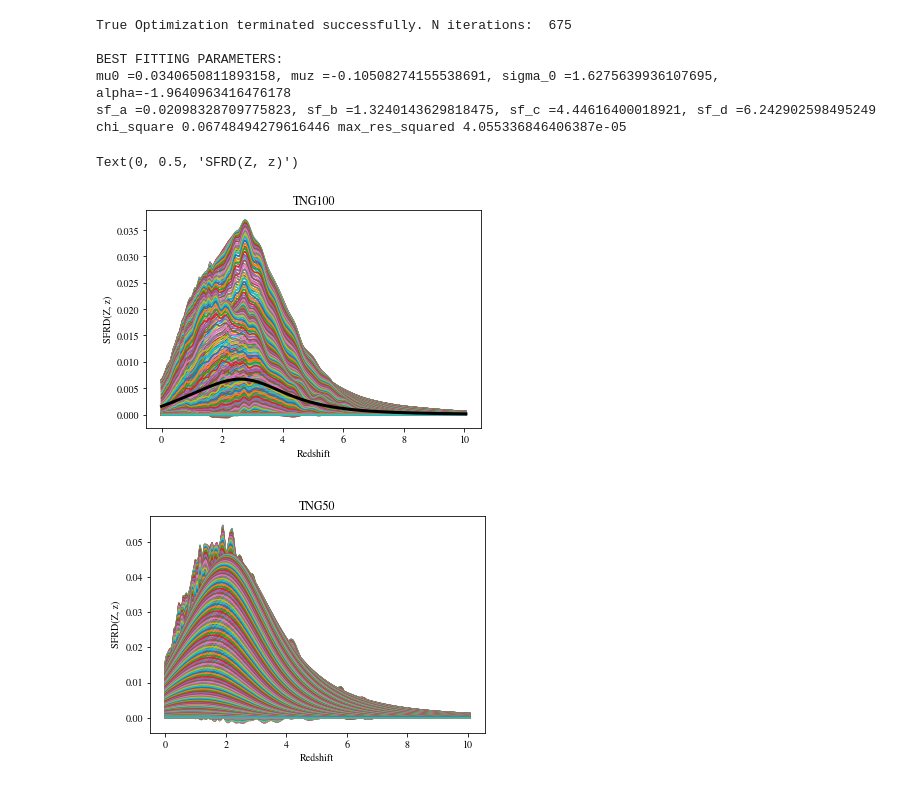
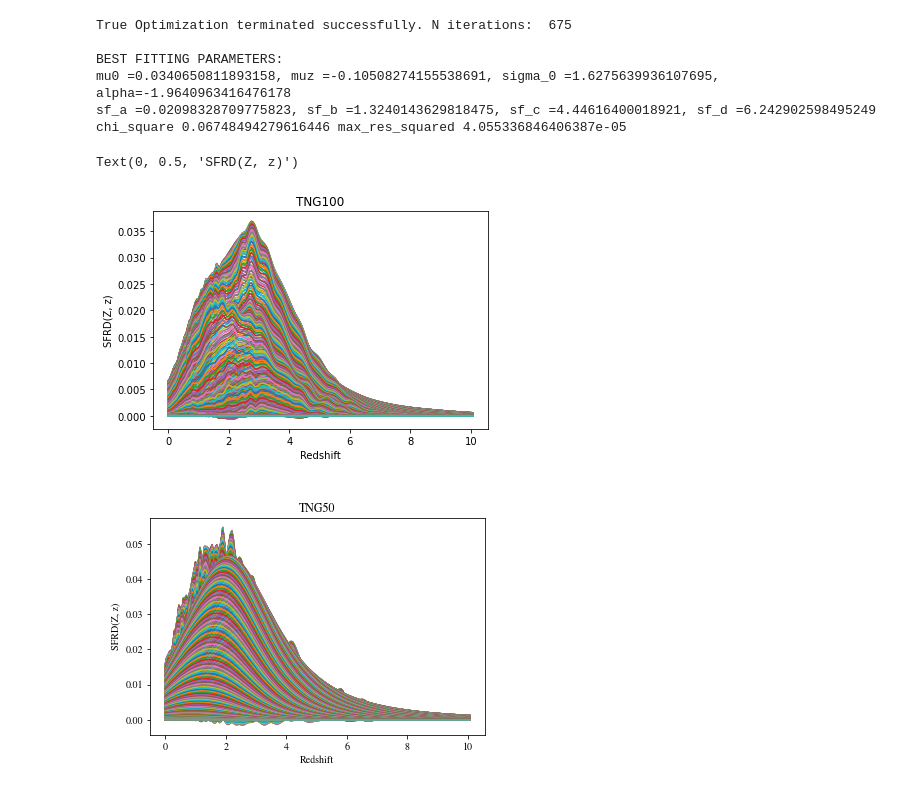
Before and after one commit to sashalvna/Fit_SFRD_TNG, a Jupyter notebook: Fit_model_to_sfrdzZ_TNG-no_omega_z.ipynb, the cells around one changed output. Cells and saved outputs as stored; diff of their text form; code cells hidden in the pictures.

```diff
--- a/Fit_model_to_sfrdzZ_TNG-no_omega_z.ipynb
+++ b/Fit_model_to_sfrdzZ_TNG-no_omega_z.ipynb
@@ -16,6 +16,7 @@ from scipy import optimize as opt
 # from astropy.cosmology import WMAP9, z_at_value
 from astropy.cosmology import Planck15  as cosmo# Planck 2015 since that's what TNG uses
 from astropy.cosmology import z_at_value
+from IPython.display import Image # to open images in Ipython
 
 ############################
 # Custom scripts
@@ -31,7 +32,7 @@ importlib.reload(read)
 Cosmol_sim_location = paths.data / "SFRMetallicityFromGasTNG100-1.hdf5"
 fit_filename = 'best_fit_parameters_TNG100_no_omega_z.txt'
 rbox = 75 #35 for 50, 75 for 100, 205 for 300
-from IPython.display import Image # to open images in Ipython
+minimize_method = 'nelder-mead' #BFGS or nelder-mead
 # %% [markdown]
 # First read the data that you want to fit to
 ***
@@ -169,25 +134,25 @@ def calc_chi_square(fit_metals, Redshifts = [],  simulation_SFRD = [],
 
 ## and leave the refinement up to scipy minimize
 # %%
-#################################################################
-## Function wrapper to minimize the Chi_square
-#################################################################
-def test_chi(x0 = [-0.09, 0.026, 1.9, -3.3, 0.01, 2.6, 3.2, 6.2] ):
+# Minimize the Chi_square
+
+def test_chi(x0 = [-0.09, 0.026, 1.9, 0.1, -3.3, 0.01, 2.6, 3.2, 6.2] ):
     chi_square, data, model = calc_chi_square(metals_new, Redshifts = redshift_new, simulation_SFRD = SFRDnew.T,
                                        muz  =x0[0], mu_0  =x0[1],sigma0  =x0[2], alpha  =x0[3],
                                        sf_a =x0[4], sf_b=x0[5], sf_c=x0[6], sf_d=x0[7])
-    #print(chi_square)
     return chi_square
 
 # BEST GUESS
 x0     = np.array([-0.15, 0.026, 1.1, -3.3, 0.01, 2.6, 3.2, 6.2])
-#x0     = np.array([-0.15, 0.026, 1.1, 0.1, -3.3, 0.025, 2.2, 3.2, 6.2])
-#        # mu_z        # mu_0     # omega_0 #omega_z  #alpha       #sf_a       #sf_b       #sf_c       #sf_d
 bounds = ((-1., 0), (0.001, 0.1), (0.01, 5), (-10, 0), (None,None),(None,None),(None,None),(None,None))
+
 # FIT
-res = minimize(test_chi, x0= x0, method='nelder-mead') #method='BFGS', options = {'gtol': 0.05})
+if minimize_method=='BFGS':
+    res = minimize(test_chi, x0= x0, method='BFGS', options = {'gtol': 0.05})
+else:
+    res = minimize(test_chi, x0= x0, method=minimize_method)
+
 # other options include: 'nelder-mead', L-BFGS-B, 'BFGS'
-
 # Alternative: res = opt.basinhopping(test_chi, x0= x0, minimizer_kwargs={'method':'BFGS'})
 # %%
 print(res.success, res.message, 'N iterations: ', res.nit)
@@ -222,23 +187,23 @@ if res.success:
 # %%
 # Get the SFR (Shape of Madau & Fragos 2014)
 sfr = Z_SFRD.Madau_Dickinson2014(redshift_new, a=sf_a_best, b=sf_b_best, c=sf_c_best, d=sf_d_best).value # Msun year-1 Mpc-3
 # Get dPdZ (skew-log-normal distribution)
 dPdlogZ, metallicities, step_logZ, p_draw_metallicity = \
                     Z_SFRD.skew_metallicity_distribution(redshift_new ,mu_z = muz_best , mu_0 = mu0_best ,
                                                   omega_0= sigma0_best, alpha = alpha_best ,
                                                   metals=metals_new)
 
 
 model = sfr[:,np.newaxis] * dPdlogZ
 plt.plot(redshift_new, SFRDnew.T); #simulation
-plt.plot(redshift_new, np.mean(model, axis=1), 'k', lw=3); #fitted model, best fit
+#plt.plot(redshift_new, np.mean(model, axis=1), 'k', lw=3); #fitted model, best fit
 plt.title("TNG100")
 plt.xlabel("Redshift")
 plt.ylabel("SFRD(Z, z)")
-#plt.savefig("SFRD_TNG100_no_omegaz.png")
+#plt.savefig("figures/checking_fit/SFRD_TNG100_no_omegaz.png")
 # %% [output]
 Text(0, 0.5, 'SFRD(Z, z)')
-[figure, old version]
+[figure, new version]
 # %%
 # Note that in lower res, see clearer two peak shape. Box size affects how wobbly lines are
 # %%
```
Also changed, not shown: parts of 24 cells of this notebook, 9 other files.
